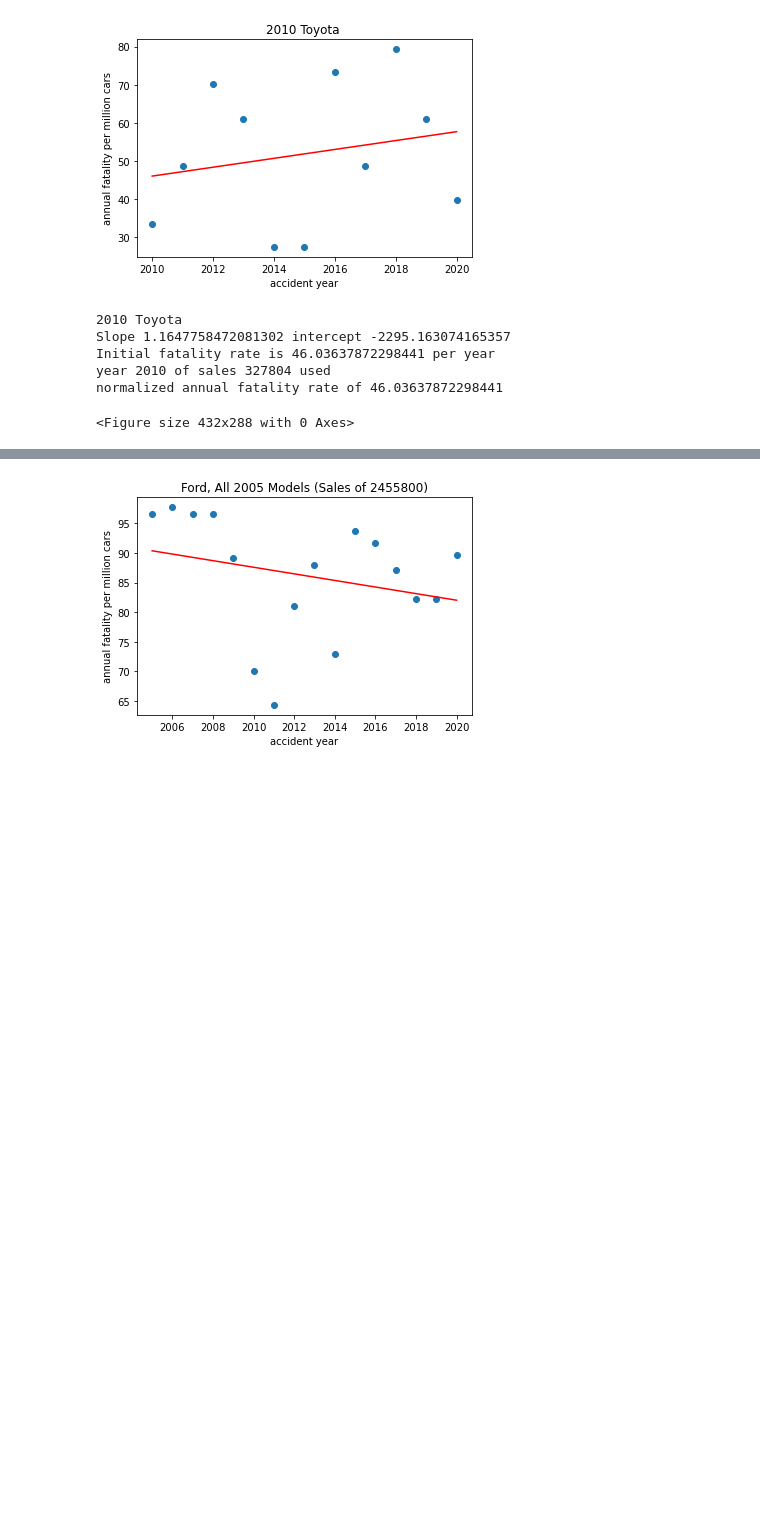
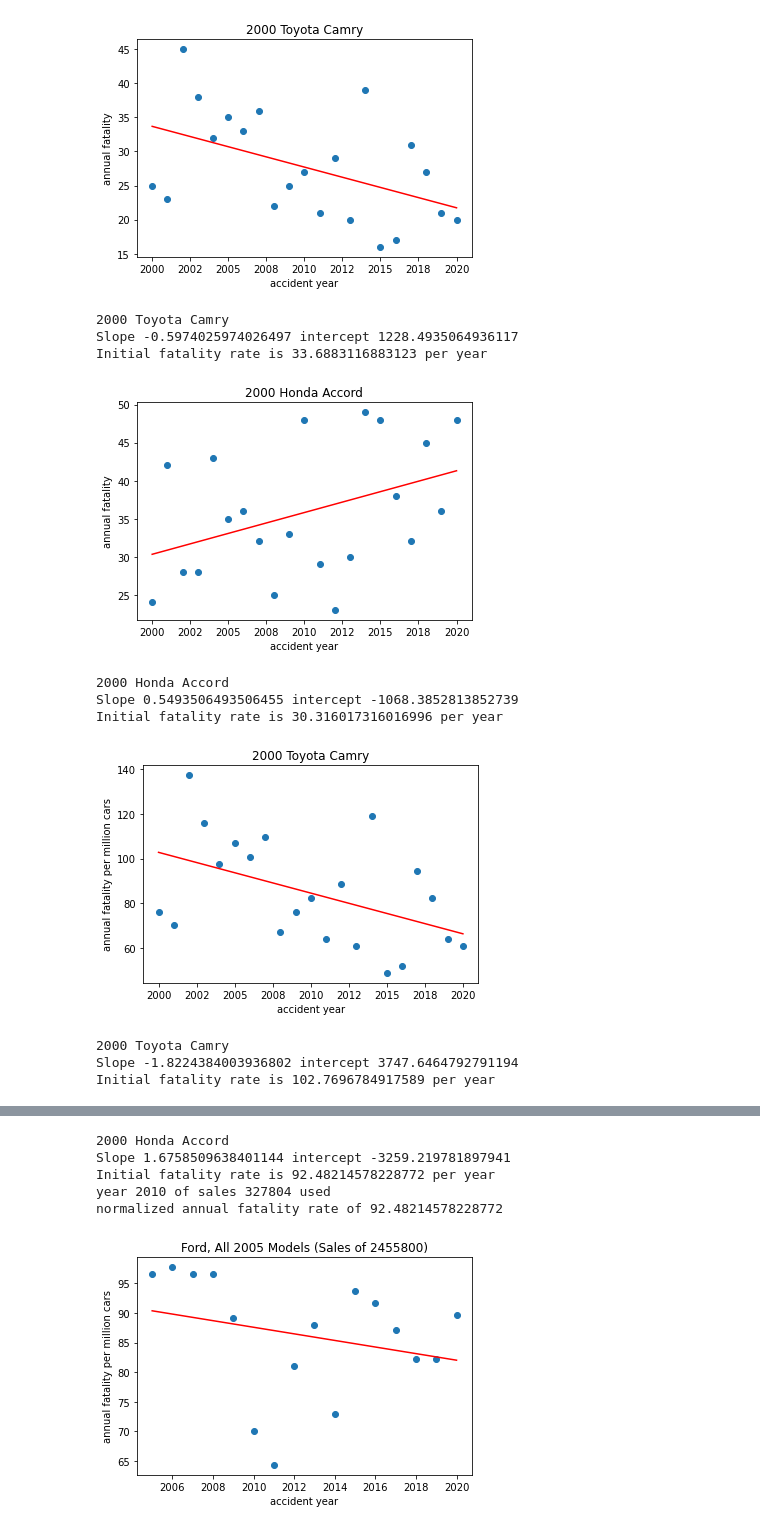
Before and after one commit to bsoo920/gatech-how-safe-is-your-car, a Jupyter notebook: ex_playground.ipynb, the cells around one changed output, grey strips where cells are left out. Drawn from its saved outputs; the diff is of its cells as text; code cells hidden in the pictures; blank space fills up the shorter version.

Commit message:
minor bug fix, added tesla sales, updated example notebooks

```diff
--- a/ex_playground.ipynb
+++ b/ex_playground.ipynb
@@ -35,40 +35,59 @@ Returns:
         sales==None or Sales_Year==None
 
 NOTE: If any of Sales_Year, Make_ID, Model_ID is None, reaggregation is required.  See next cell.
 '''
 
-_,_, fatality = linear_regress(dfMasterCrashAgg,'2010 Toyota Camry'
-                               , "MOD_YEAR==2010 and Make_ID==49 and Model_ID==40 and ACC_YEAR>=MOD_YEAR"
-                               , denom=sales, showPlot=True)
+_,_, fatality = linear_regress(dfMasterCrashAgg,'2000 Toyota Camry'
+                               , "MOD_YEAR==2000 and Make_ID==49 and Model_ID==40 and ACC_YEAR>=MOD_YEAR"
+                               , showPlot=True)     # denom=sales,
+
+_,_, fatality = linear_regress(dfMasterCrashAgg,'2000 Honda Accord'
+                               , "MOD_YEAR==2000 and Make_ID==37 and Model_ID==32 and ACC_YEAR>=MOD_YEAR"
+                               , showPlot=True)     # denom=sales,
+
+
+_,_, fatality = linear_regress(dfMasterCrashAgg,'2000 Toyota Camry'
+                               , "MOD_YEAR==2000 and Make_ID==49 and Model_ID==40 and ACC_YEAR>=MOD_YEAR"
+                               , denom=sales,showPlot=True)
+
+_,_, fatality = linear_regress(dfMasterCrashAgg,'2000 Honda Accord'
+                               , "MOD_YEAR==2000 and Make_ID==37 and Model_ID==32 and ACC_YEAR>=MOD_YEAR"
+                               , denom=sales,showPlot=True)
+
 '''
 linear_regress(dfCrashAgg, name, filterCondition, denom=None, showPlot=True, savePlot=False)
 
 - Performs scatter plot and linear regression (LR)
 
 Parameters:
 - dfMasterCrashAgg: crash dataframe from getData() above
 - name: Used in chart title and output file name
 - filterCondition: Available variables are MOD_YEAR, Make_ID, Model_ID, ACC_YEAR.  Note:
     the contidion "ACC_YEAR>=MOD_YEAR" should always be included to filter out accidents
     that occur in the year before model year to reduce noise.
 - denom:  If supplied, will be used to divide all numbers in the scatter plot (and
     therefore linear regression).  Typically this is the sales volume representing the
     selection in filterCondition
 - showPlot: Set to True to display scatter + LR chart
 
 Returns:
 - slope: slope of linear regression
 - intercept: intercept of linear regression
 - initFatality: initial value of the linear regression line
 '''
 
 print(f'year {year} of sales {sales} used')
 print(f'normalized annual fatality rate of {fatality}')
 # %% [output]
-[figure, old version]
+[figure, new version]
-2010 Toyota
-Slope 1.1647758472081302 intercept -2295.163074165357
-Initial fatality rate is 46.03637872298441 per year
-year 2010 of sales 327804 used
-normalized annual fatality rate of 46.03637872298441
+2000 Toyota Camry
+Slope -0.5974025974026497 intercept 1228.4935064936117
+Initial fatality rate is 33.6883116883123 per year
+[figure, added]
-<Figure size 432x288 with 0 Axes>
+2000 Honda Accord
+Slope 0.5493506493506455 intercept -1068.3852813852739
+Initial fatality rate is 30.316017316016996 per year
+[figure, added]
+2000 Toyota Camry
+Slope -1.8224384003936802 intercept 3747.6464792791194
+Initial fatality rate is 102.7696784917589 per year
@@ -75,3 +95,8 @@ normalized annual fatality rate of 46.03637872298441
+2000 Honda Accord
+Slope 1.6758509638401144 intercept -3259.219781897941
+Initial fatality rate is 92.48214578228772 per year
+year 2010 of sales 327804 used
+normalized annual fatality rate of 92.48214578228772
 # %%
 # 2010, Toyota (49) All models
 dfMasterCrashAgg, dfSales = getData()
```
Also changed, not shown: parts of 1 cell of this notebook, 5 other files.
